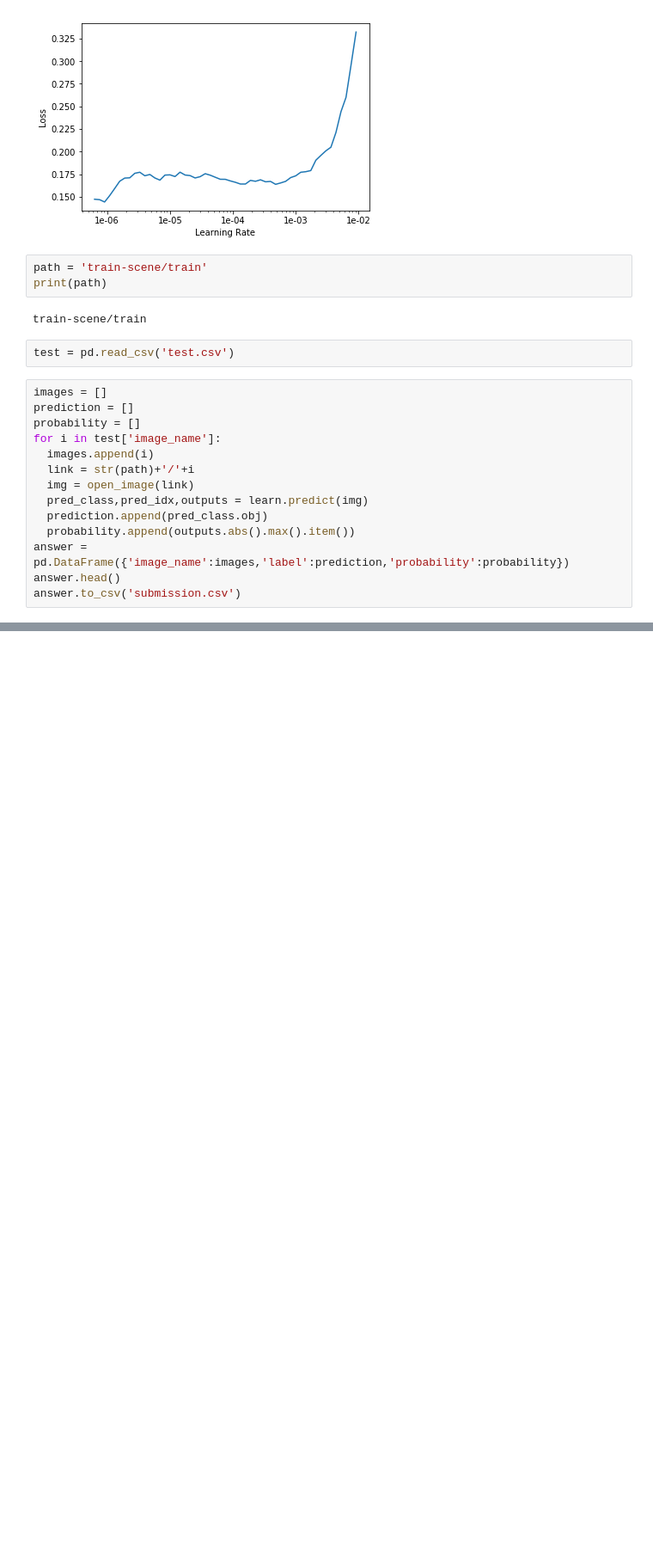
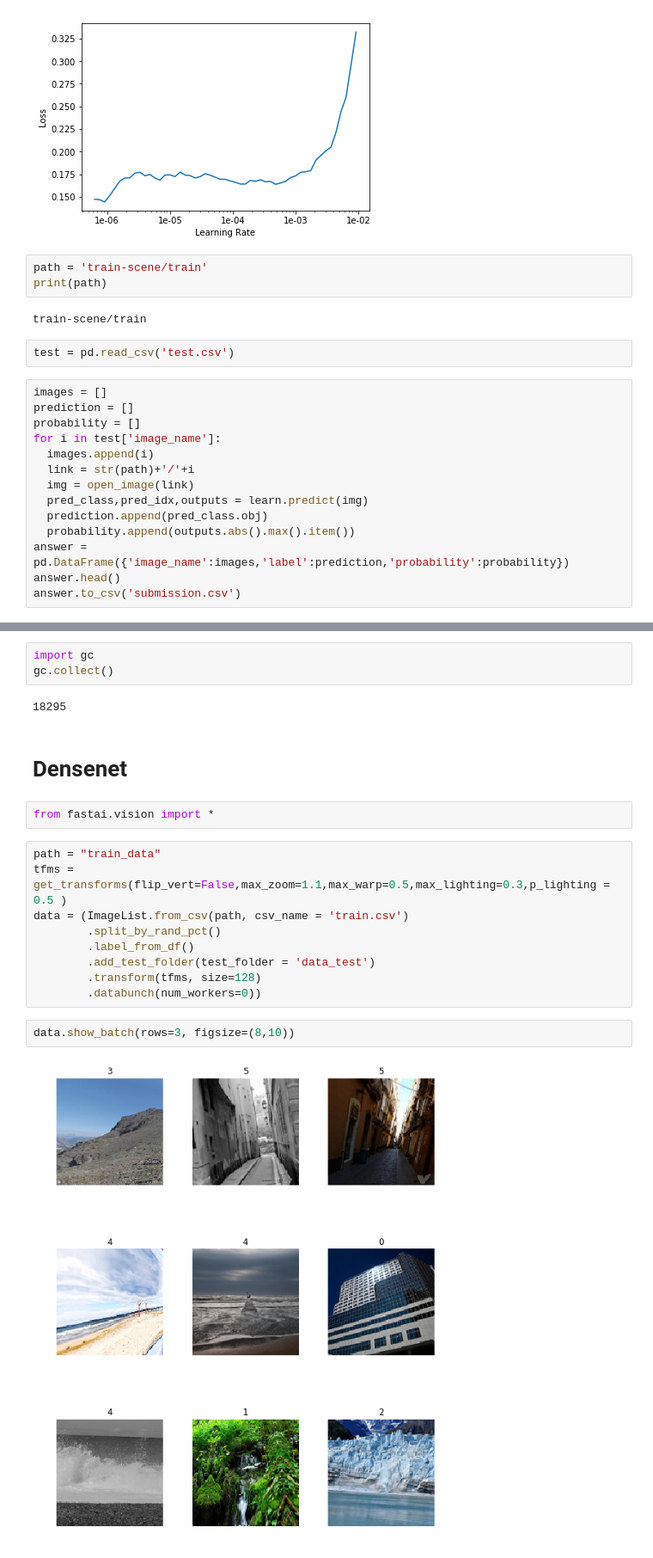
Before and after one commit to RohitMidha23/Scene_Classification, a Jupyter notebook: Approach3.ipynb, the cells around one changed output, grey strips where cells are left out. Shown at 86% size. Drawn from its saved outputs; the diff is of its cells as text; blank space fills up the shorter version.

Commit message:
fastai densenet

```diff
--- a/Approach3.ipynb
+++ b/Approach3.ipynb
@@ -203,0 +294,22 @@ answer.to_csv('submission.csv')
+# %%
+import gc
+gc.collect()
+# %% [output]
+18295
+# %% [markdown]
+# Densenet
+# %%
+from fastai.vision import *
+# %%
+path = "train_data"
+tfms = get_transforms(flip_vert=False,max_zoom=1.1,max_warp=0.5,max_lighting=0.3,p_lighting = 0.5 )
+data = (ImageList.from_csv(path, csv_name = 'train.csv')
+        .split_by_rand_pct()
+        .label_from_df()
+        .add_test_folder(test_folder = 'data_test')
+        .transform(tfms, size=128)
+        .databunch(num_workers=0))
+# %%
+data.show_batch(rows=3, figsize=(8,10))
+# %% [output]
+[figure, added]
```
Also changed, not shown: parts of 40 cells of this notebook, 1 other file.
